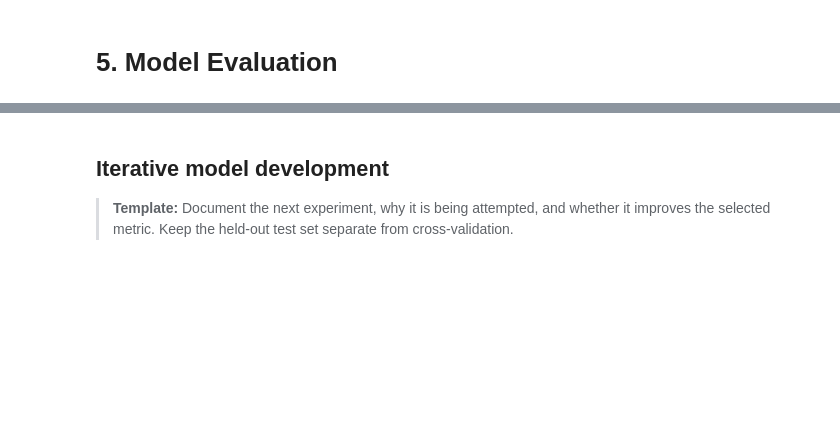
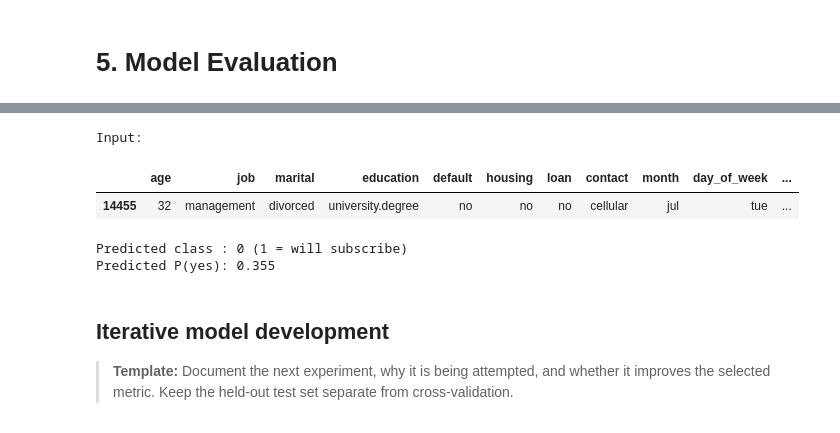
Before and after one commit to SethNeon/mldp-bank-marketing, a Jupyter notebook: MLDP_Bank_Marketing.ipynb.ipynb, the cells around one changed output, grey strips where cells are left out. Cells and saved outputs as stored; diff of their text form; code cells hidden in the pictures; blank space fills up the shorter version.

```diff
--- a/MLDP_Bank_Marketing.ipynb.ipynb
+++ b/MLDP_Bank_Marketing.ipynb.ipynb
@@ -555,6 +655,17 @@ ColumnTransformer(transformers=[('num',
 # %%
-## TODO: Test the selected pipeline on one unseen customer record.
-## Show both the predicted class and probability of subscription.
+## Predict on a new (single) client to confirm the model works on unseen input.
+## The columns must match X (all features except duration/y, plus the engineered flag).
+new_client = X_test.iloc[[0]].copy()
+print('Input:')
+display(new_client)
+print('\nPredicted class :', chosen_pipe.predict(new_client)[0], '(1 = will subscribe)')
+print('Predicted P(yes):', round(chosen_pipe.predict_proba(new_client)[0, 1], 3))
+# %% [output]
+Input:
+|  | age | job | marital | education | default | housing | loan | contact | month | day_of_week | ... |
+| 14455 | 32 | management | divorced | university.degree | no | no | no | cellular | jul | tue | ... |
+Predicted class : 0 (1 = will subscribe)
+Predicted P(yes): 0.355
 # %% [markdown]
 ## Iterative model development
 
```
Also changed, not shown: parts of 5 cells of this notebook.
